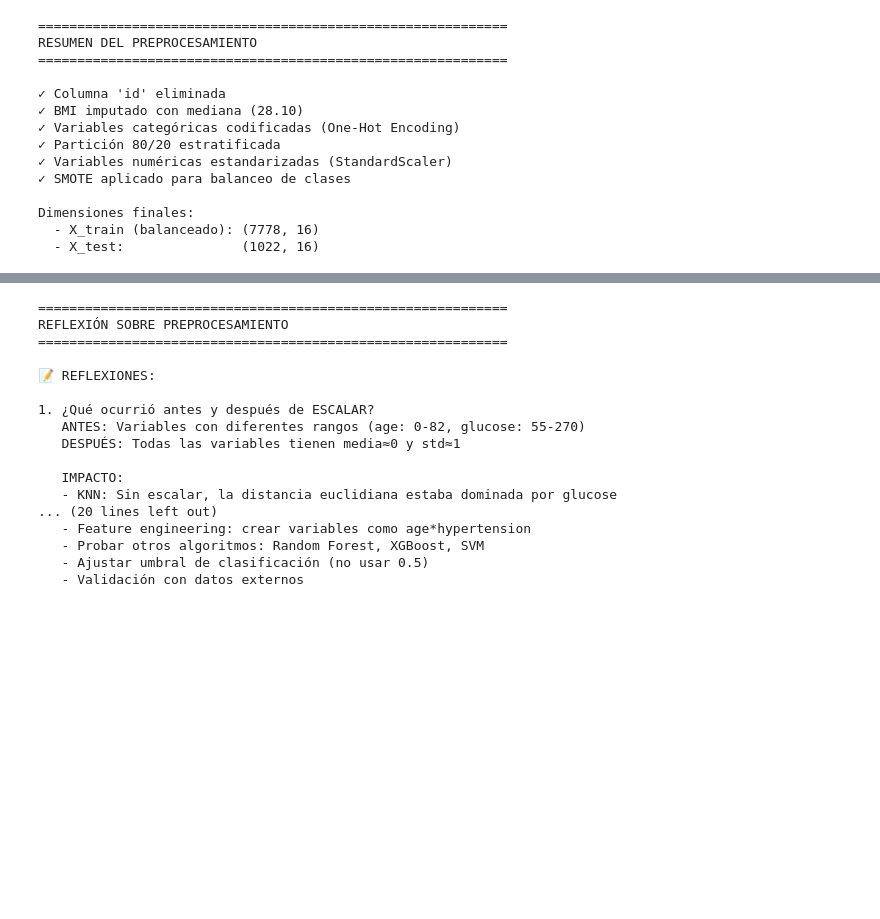
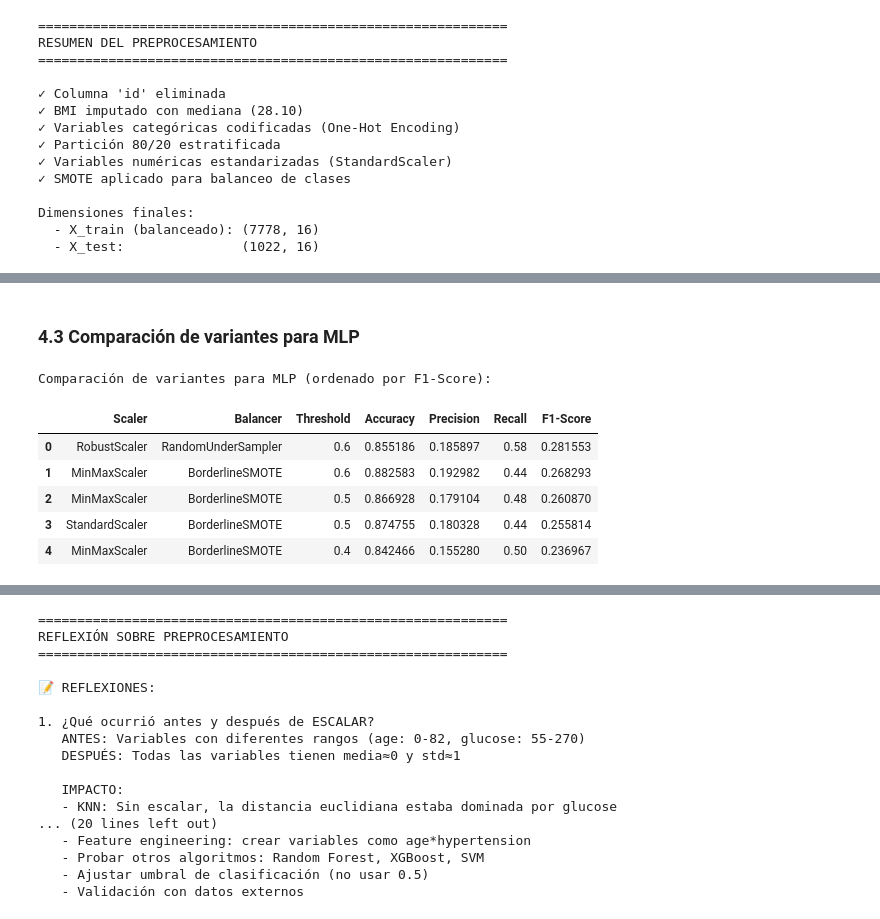
Before and after one commit to AMVMesias/STROKEPREDICTION, a Jupyter notebook: notebooks/stroke_prediction.ipynb, the cells around one changed output, grey strips where cells are left out. Drawn from its saved outputs; the diff is of its cells as text; code cells hidden in the pictures; blank space fills up the shorter version.

```diff
--- a/notebooks/stroke_prediction.ipynb
+++ b/notebooks/stroke_prediction.ipynb
@@ -485,0 +581,46 @@ Se entrenan tres modelos con validación cruzada:
+# %% [markdown]
+### 4.3 Comparación de variantes para MLP
+# %%
+# MLP
+results_mlp = []
+
+def evaluate_with_threshold_mlp(model, X_test, y_test, threshold):
+    if hasattr(model, "predict_proba"):
+        y_proba = model.predict_proba(X_test)[:, 1]
+    else:
+        y_proba = model.predict(X_test)
+    y_pred = (y_proba >= threshold).astype(int)
+    return {
+        'Accuracy': accuracy_score(y_test, y_pred),
+        'Precision': precision_score(y_test, y_pred, zero_division=0),
+        'Recall': recall_score(y_test, y_pred, zero_division=0),
+        'F1-Score': f1_score(y_test, y_pred, zero_division=0)
+    }
+
+for scaler_name, scaler in scalers.items():
+    X_train_s = scaler.fit_transform(X_train)
+    X_test_s = scaler.transform(X_test)
+    for balancer_name, balancer in balancers.items():
+        X_train_b, y_train_b = balancer.fit_resample(X_train_s, y_train)
+        for threshold in umbrales:
+            model = MLPClassifier(hidden_layer_sizes=(32, 16), activation='relu', max_iter=500, random_state=42, early_stopping=True, validation_fraction=0.1)
+            model.fit(X_train_b, y_train_b)
+            metrics = evaluate_with_threshold_mlp(model, X_test_s, y_test, threshold)
+            results_mlp.append({
+                'Scaler': scaler_name,
+                'Balancer': balancer_name,
+                'Threshold': threshold,
+                **metrics
+            })
+
+results_mlp_df = pd.DataFrame(results_mlp)
+print("Comparación de variantes para MLP (ordenado por F1-Score):")
+display(results_mlp_df.sort_values('F1-Score', ascending=False).reset_index(drop=True).head(5))
+# %% [output]
+Comparación de variantes para MLP (ordenado por F1-Score):
+|  | Scaler | Balancer | Threshold | Accuracy | Precision | Recall | F1-Score |
+| 0 | RobustScaler | RandomUnderSampler | 0.6 | 0.855186 | 0.185897 | 0.58 | 0.281553 |
+| 1 | MinMaxScaler | BorderlineSMOTE | 0.6 | 0.882583 | 0.192982 | 0.44 | 0.268293 |
+| 2 | MinMaxScaler | BorderlineSMOTE | 0.5 | 0.866928 | 0.179104 | 0.48 | 0.260870 |
+| 3 | StandardScaler | BorderlineSMOTE | 0.5 | 0.874755 | 0.180328 | 0.44 | 0.255814 |
+| 4 | MinMaxScaler | BorderlineSMOTE | 0.4 | 0.842466 | 0.155280 | 0.50 | 0.236967 |
```
Also changed, not shown: parts of 34 cells of this notebook, 2 other files.
